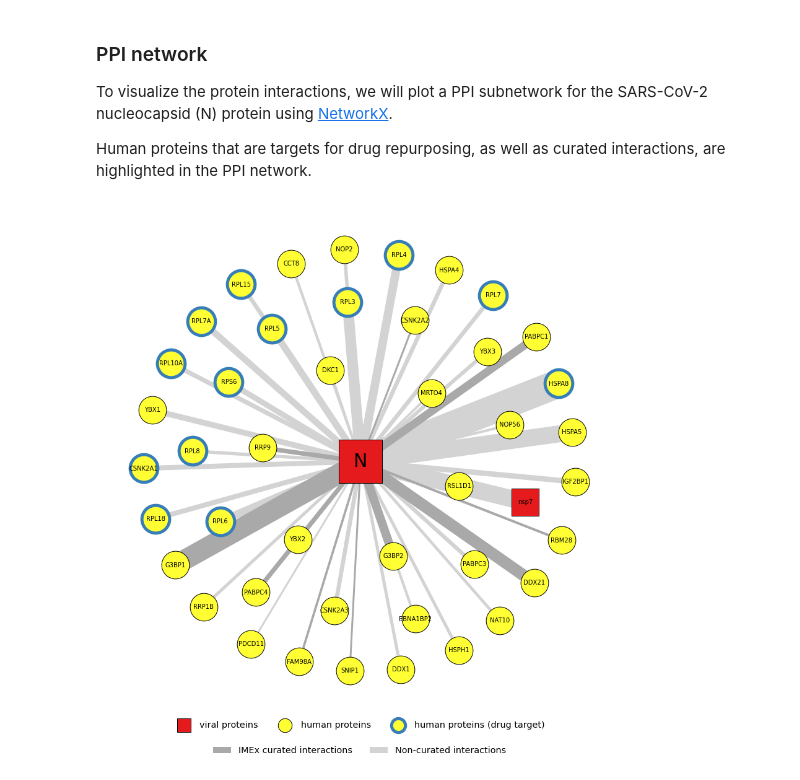
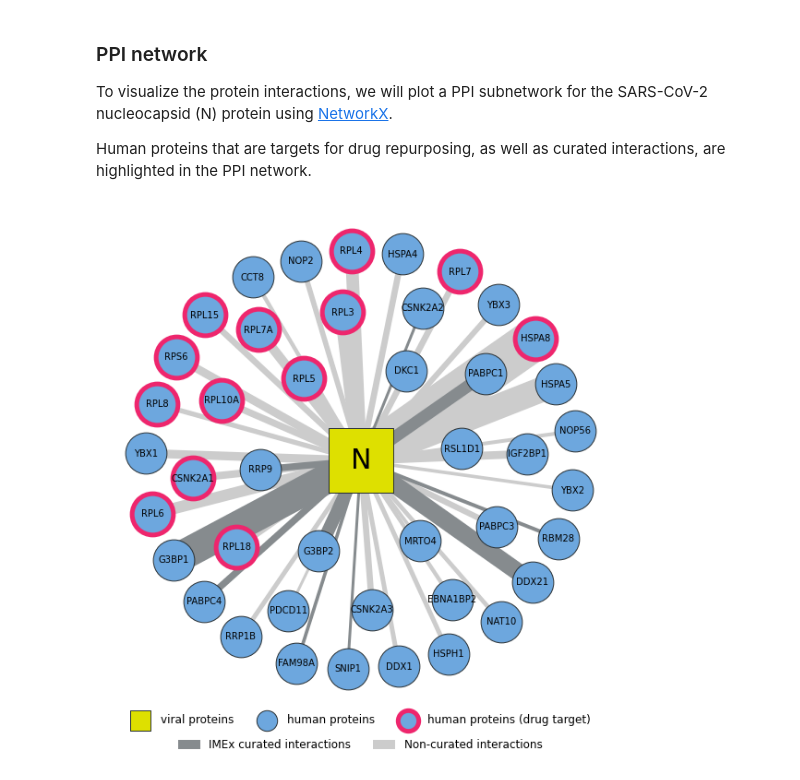
Before and after one commit to bittremieux/sars_cov_2, a Jupyter notebook: ppi_demo.ipynb, the cells around one changed output. Saved outputs shown, nothing was run; the diff lists cells and outputs as text; code cells hidden in the pictures.

```diff
--- a/ppi_demo.ipynb
+++ b/ppi_demo.ipynb
@@ -381,49 +404,48 @@ proteins_sars_cov_2 = set()
 for header, _ in pyteomics.fasta.read(
         '../data/external/PXD018117/SARS-CoV-2_FASTA_20200305.fasta'):
     proteins_sars_cov_2.add(header[header.rfind('_') + 1:])
-ppis_filtered_bait['organism'] = ppis_filtered_bait['PreyGene'].apply(
+
+bait, bait_uniprot = 'N', 'P0DTC9'
+ppis_filtered_bait = (ppis_filtered[ppis_filtered['Bait'] == bait]
+                      [['Bait', 'Prey', 'PreyGene', 'AvgSpec', 'Drug']]
+                      .copy())
+organism = ppis_filtered_bait['PreyGene'].apply(
     lambda seq: 'SARS_CoV_2' if seq in proteins_sars_cov_2 else 'human')
+ppis_filtered_bait = ppis_filtered_bait[organism == 'human']
 ppis_filtered_bait['is_drug_target'] = (ppis_filtered_bait['Drug']
                                         .apply(len) > 0)
 ppis_filtered_bait['is_curated'] = ppis_filtered_bait['Prey'].isin(
     pd.concat([ppis_curated[ppis_curated['A'] == bait_uniprot]['B'],
                ppis_curated[ppis_curated['B'] == bait_uniprot]['A']]))
+
+ppi_network = nx.from_pandas_edgelist(
+    ppis_filtered_bait, 'Bait', 'PreyGene', 'AvgSpec')
 # %%
-width = 15
+width = 10
 height = width
 fig, ax = plt.subplots(figsize=(width, height))
 
 pos = nx.kamada_kawai_layout(ppi_network)
 
 # Plot bait.
-nx.draw_networkx_nodes(ppi_network, pos, node_size=5000, nodelist=[bait],
-                       node_color='#e41a1c', node_shape='s',
-                       edgecolors='black', ax=ax)
+nodes_sars_cov_2 = nx.draw_networkx_nodes(
+    ppi_network, pos, node_size=5000, nodelist=[bait], node_color='#DEE000',
+    node_shape='s', edgecolors='#2a3135', ax=ax)
 # Plot preys.
-# SARS-CoV-2 preys.
-nodelist_prey_sars_cov_2 = ppis_filtered_bait[
-    ppis_filtered_bait['organism'] == 'SARS_CoV_2']['PreyGene'].unique()
-nodes_sars_cov_2 = nx.draw_networkx_nodes(
-    ppi_network, pos, node_size=2000, nodelist=nodelist_prey_sars_cov_2,
-    node_color='#e41a1c', node_shape='s', edgecolors='black', ax=ax)
-# Human preys.
-nodelist_prey_human = ppis_filtered_bait[
-    ppis_filtered_bait['organism'] == 'human']['PreyGene'].unique()
-# Human preys that are drug targets.
+nodelist_prey_human = ppis_filtered_bait['PreyGene'].unique()
+# Preys that are drug targets.
 nodelist_prey_human_drugs = ppis_filtered_bait[
-    (ppis_filtered_bait['organism'] == 'human') &
-    (ppis_filtered_bait['is_drug_target'])]['PreyGene'].unique()
+    ppis_filtered_bait['is_drug_target']]['PreyGene'].unique()
 nodes_human_drug = nx.draw_networkx_nodes(
     ppi_network, pos, node_size=2000, nodelist=nodelist_prey_human_drugs,
-    node_color='#ffff33', node_shape='o', linewidths=5, edgecolors='#377eb8',
+    node_color='#6DA7DE', node_shape='o', linewidths=5, edgecolors='#EE266D',
     ax=ax)
-# Human preys that aren't drug targets.
+# Preys that aren't drug targets.
 nodelist_prey_human_nodrugs = ppis_filtered_bait[
-    (ppis_filtered_bait['organism'] == 'human') &
-    (~ppis_filtered_bait['is_drug_target'])]['PreyGene'].unique()
+    ~ppis_filtered_bait['is_drug_target']]['PreyGene'].unique()
 nodes_human_nodrug = nx.draw_networkx_nodes(
     ppi_network, pos, node_size=2000, nodelist=nodelist_prey_human_nodrugs,
-    node_color='#ffff33', node_shape='o', edgecolors='black', ax=ax)
+    node_color='#6DA7DE', node_shape='o', edgecolors='#2A3135', ax=ax)
 
 # Plot gene names.
 nx.draw_networkx_labels(ppi_network, pos, {bait: bait}, font_size=30)
@@ -437,7 +459,7 @@ edgelist_remaining = list(
     ppis_filtered_bait[~ppis_filtered_bait['is_curated']]
     [['Bait', 'PreyGene']].itertuples(index=False))
 edges_remaining = nx.draw_networkx_edges(
-    ppi_network, pos, edgelist_remaining, edge_color='lightgray',
+    ppi_network, pos, edgelist_remaining, edge_color='#CCCCCC',
     width=[ppi_network.edges[bait, prey]['AvgSpec']
            for bait, prey in edgelist_remaining])
 # IMEx curated interactions.
@@ -445,39 +467,40 @@ edgelist_curated = list(
     ppis_filtered_bait[ppis_filtered_bait['is_curated']]
     [['Bait', 'PreyGene']].itertuples(index=False))
 edges_curated = nx.draw_networkx_edges(
-    ppi_network, pos, edgelist_curated, edge_color='darkgray',
+    ppi_network, pos, edgelist_curated, edge_color='#868B8E',
     width=[ppi_network.edges[bait, prey]['AvgSpec']
            for bait, prey in edgelist_curated])
 
 # Adjust margins.
 x_values, y_values = zip(*pos.values())
 x_min, x_max = min(x_values), max(x_values)
 x_margin = (x_max - x_min) * 0.1
 ax.set_xlim(x_min - x_margin, x_max + x_margin)
 y_min, y_max = min(y_values), max(y_values)
 y_margin = (y_max - y_min) * 0.1
 ax.set_ylim(y_min - y_margin, y_max + y_margin)
 
 # Node legend.
 node_legend = ax.legend(
     [nodes_sars_cov_2, nodes_human_nodrug, nodes_human_drug],
     ['viral proteins', 'human proteins', 'human proteins (drug target)'],
     loc='lower center', bbox_to_anchor=(0.5, -0.05), ncol=3,
-    fontsize='x-large', markerscale=0.5, frameon=False)
+    fontsize='large', markerscale=0.5, frameon=False)
+node_legend.legendHandles[0]._sizes = node_legend.legendHandles[1]._sizes
 ax.add_artist(node_legend)
 # Edge legend.
 edge_legend = ax.legend(
     [edges_curated, edges_remaining],
     ['IMEx curated interactions', 'Non-curated interactions'],
     loc='lower center', bbox_to_anchor=(0.5, -0.1), ncol=2,
-    fontsize='x-large', markerscale=0.5, frameon=False)
+    fontsize='large', markerscale=0.5, frameon=False)
 for line in edge_legend.get_lines():
     line.set_linewidth(10)
 
 sns.despine(left=True, bottom=True)
 
 plt.savefig('ppi_network.pdf', dpi=300, bbox_inches='tight')
 plt.show()
 plt.close()
 # %% [output]
-[figure, old version]
+[figure, new version]
```
Also changed, not shown: parts of 8 cells of this notebook.
